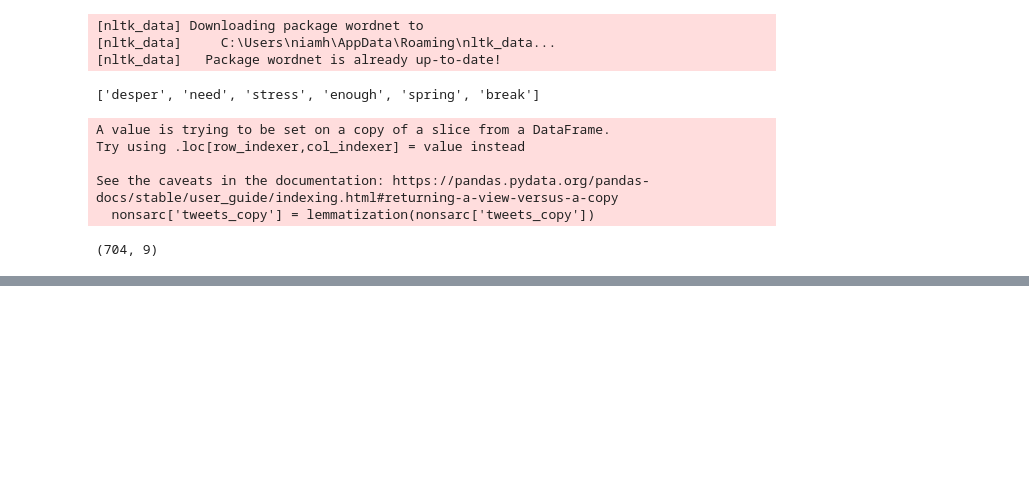
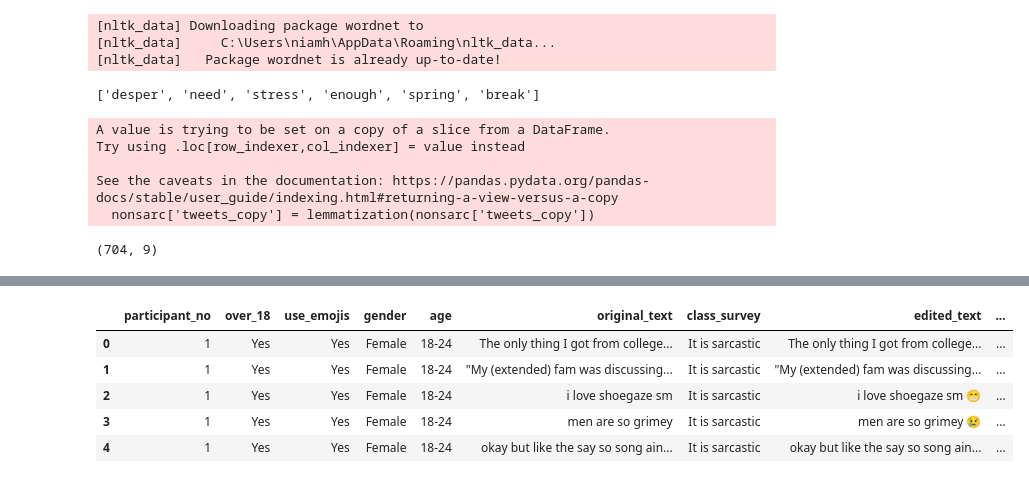
Before and after one commit to sba22224/Capstone_SBA22224, a Jupyter notebook: Code_Notebooks/Survey Data Processing.ipynb, the cells around one changed output, grey strips where cells are left out. Drawn from its saved outputs; the diff is of its cells as text; code cells hidden in the pictures; blank space fills up the shorter version.

```diff
--- a/Code_Notebooks/Survey Data Processing.ipynb
+++ b/Code_Notebooks/Survey Data Processing.ipynb
@@ -1801,0 +2046,18 @@ There's no significant difference in sentiment score(fail to reject null hypothe
+# %%
+#Use the same sentiment polarity model as before
+model = AutoModelForSequenceClassification.from_pretrained("cardiffnlp/twitter-roberta-base-sentiment")
+tokenizer = AutoTokenizer.from_pretrained("cardiffnlp/twitter-roberta-base-sentiment")
+
+#Create the sentiment analysis pipeline
+classifier = pipeline('sentiment-analysis', model=model, tokenizer=tokenizer)
+#Function to calculate probabilities
+def calculate_probabilities(text):
+    inputs = tokenizer(text, return_tensors="pt", padding=True, truncation=True)
+    outputs = model(**inputs)
+    logits = outputs.logits
+    probabilities = torch.softmax(logits, dim=1).squeeze().tolist()
+    return probabilities
+
+#Apply function
+emoji_tweets_sarc['sentiment_result'] = emoji_tweets_sarc['tweet'].apply(calculate_probabilities)
+emoji_tweets_sarc.head()
@@ -1801,0 +2077,6 @@ There's no significant difference in sentiment score(fail to reject null hypothe
+# %%
+#Use results to determine the overall polarity of the text in each case
+
+#Apply the function
+emoji_tweets_sarc['sentiment_label'] = emoji_tweets_sarc['sentiment_result'].apply(determine_sentiment)
+emoji_tweets_sarc.head()
@@ -5957,0 +6360,28 @@ Starting new test
+# %%
+#Create corpus
+texts = combined_df['tweets_copy']
+
+#Term document frequency
+corpus = [id2word.doc2bow(text) for text in texts]
+# %%
+#Extract the topic distribution for each document
+topic_distributions = best_lda_model.get_document_topics(corpus)
+
+#Initialize a list to store the affinities to Topic 0
+topic_affinities = []
+
+#Iterate through the topic distributions
+for doc_topics in topic_distributions:
+    topic_probability = next((prob for topic_id, prob in doc_topics if topic_id == 0), 0.0)
+    topic_affinities.append(topic_probability)
+
+#Add the affinities as a new column in the dataset
+combined_df['Topic_0'] = topic_affinities
+combined_df.head()
+# %% [output]
+|  | participant_no | over_18 | use_emojis | gender | age | original_text | class_survey | edited_text | ... |
+| 0 | 1 | Yes | Yes | Female | 18-24 | The only thing I got from college... | It is sarcastic | The only thing I got from college... | ... |
+| 1 | 1 | Yes | Yes | Female | 18-24 | "My (extended) fam was discussing... | It is sarcastic | "My (extended) fam was discussing... | ... |
+| 2 | 1 | Yes | Yes | Female | 18-24 | i love shoegaze sm | It is sarcastic | i love shoegaze sm 😁 | ... |
+| 3 | 1 | Yes | Yes | Female | 18-24 | men are so grimey | It is sarcastic | men are so grimey 😢 | ... |
+| 4 | 1 | Yes | Yes | Female | 18-24 | okay but like the say so song ain... | It is sarcastic | okay but like the say so song ain... | ... |
```
Also changed, not shown: parts of 33 cells of this notebook.
